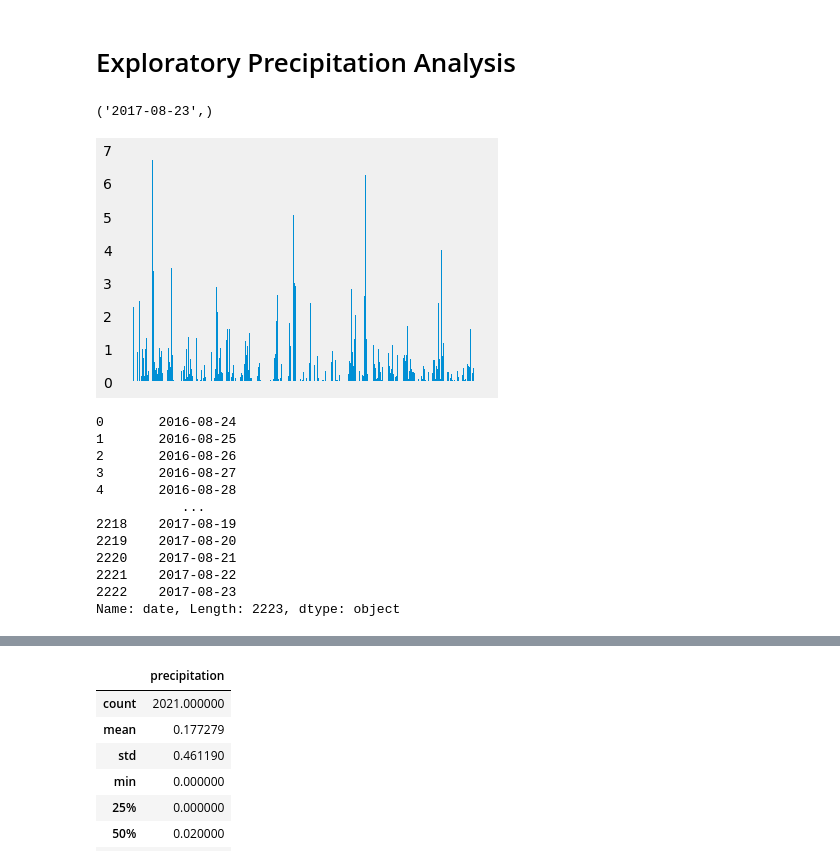
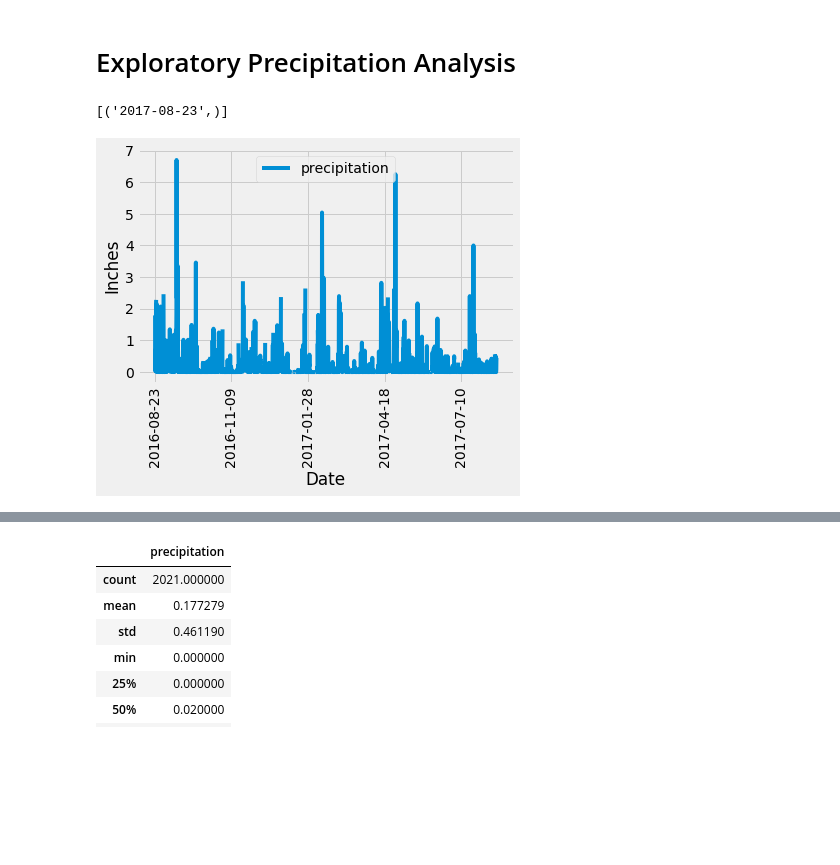
Before and after one commit to Portia17/sqlalchemy-challenge, a Jupyter notebook: SurfsUp/climate_starter.ipynb, the cells around one changed output, grey strips where cells are left out. Drawn from its saved outputs; the diff is of its cells as text; code cells hidden in the pictures; blank space fills up the shorter version.

Commit message:
Finished part one, completed all analysis for precipitation and stations

```diff
--- a/SurfsUp/climate_starter.ipynb
+++ b/SurfsUp/climate_starter.ipynb
@@ -40,48 +40,31 @@ session=Session(engine)
 # %%
 # Find the most recent date in the data set.
 from sqlalchemy.sql.expression import func
-last_date = session.query(func.max(Measurement.date)).first()
+last_date = session.query(func.max(Measurement.date)).all()
 last_date
 # %% [output]
-('2017-08-23',)
+[('2017-08-23',)]
 # %%
 # Design a query to retrieve the last 12 months of precipitation data and plot the results.
 # Starting from the most recent data point in the database.
-precip = session.query(Measurement.prcp, Measurement.date).filter(Measurement.date>'2016-08-23').all()
 # Calculate the date one year from the last date in data set.
 year_ago = dt.date(2017, 8, 23)-dt.timedelta(days=365)
 
 # Perform a query to retrieve the data and precipitation scores
-precip = session.query(Measurement.prcp, Measurement.date).filter(Measurement.date>'2016-08-23').all()
+precip = session.query(Measurement.prcp, Measurement.date).filter(Measurement.date>=year_ago).all()
 
 
 # Save the query results as a Pandas DataFrame. Explicitly set the column names
 precip_df = pd.DataFrame(precip, columns=['precipitation','date'])
 
 # Sort the dataframe by date
-precip_df.sort_values(by=['date'], ascending=True)
-precipitation= precip_df['precipitation']
-dates=precip_df['date']
+precip_df=precip_df.sort_values(by=['date'], ascending=True)
+
 # Use Pandas Plotting with Matplotlib to plot the data
-plt.bar(dates,precipitation)
+precip_df.plot(x='date', y='precipitation')
 plt.xlabel("Date")
 plt.ylabel("Inches")
-plt.grid()
+plt.xticks(rotation=90)
 plt.show()
 # %% [output]
-[figure, old version]
+[figure, new version]
-# %%
-dates
-# %% [output]
-0       2016-08-24
-1       2016-08-25
-2       2016-08-26
-3       2016-08-27
-4       2016-08-28
-           ...
-2218    2017-08-19
-2219    2017-08-20
-2220    2017-08-21
-2221    2017-08-22
-2222    2017-08-23
-Name: date, Length: 2223, dtype: object
```
Also changed, not shown: parts of 7 cells of this notebook.
